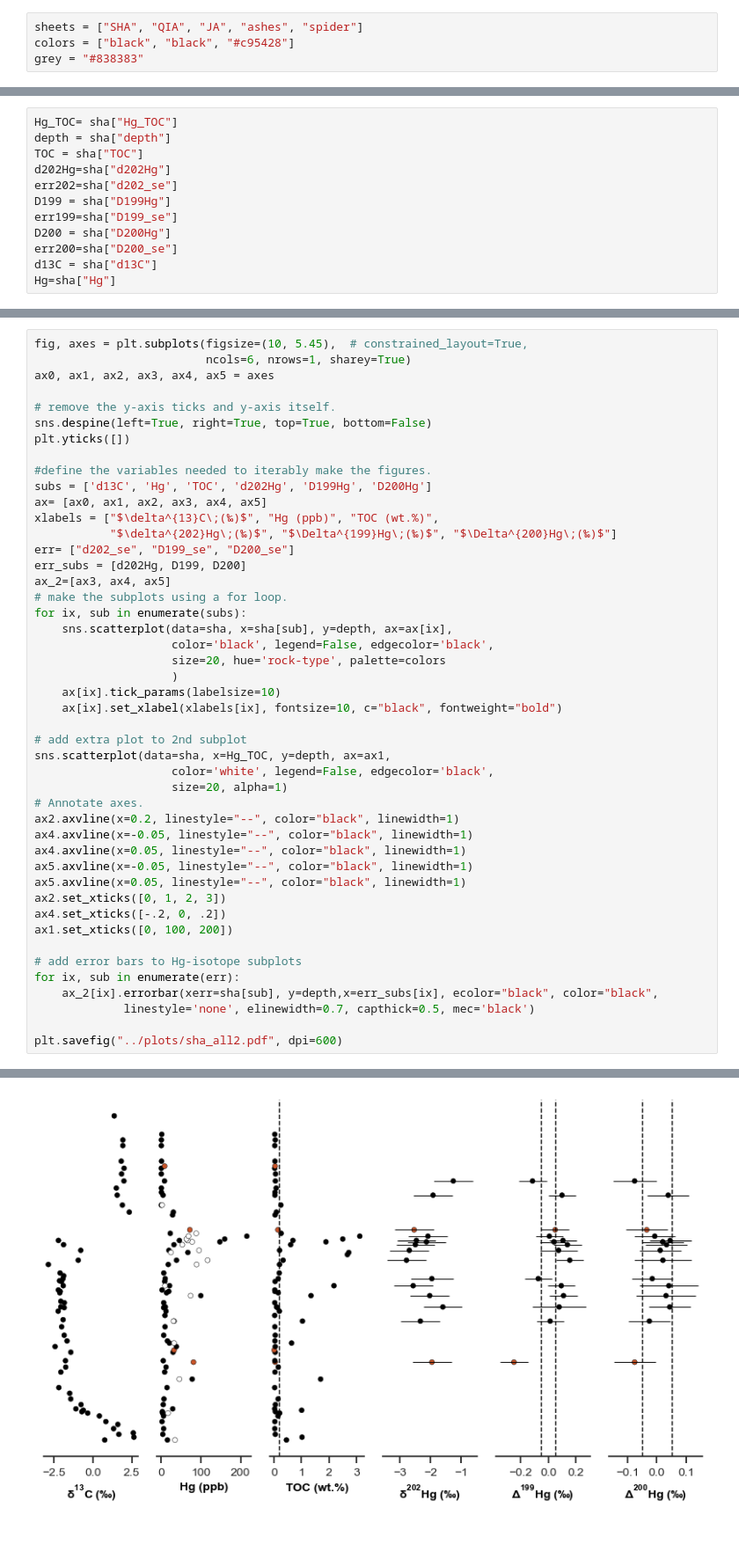
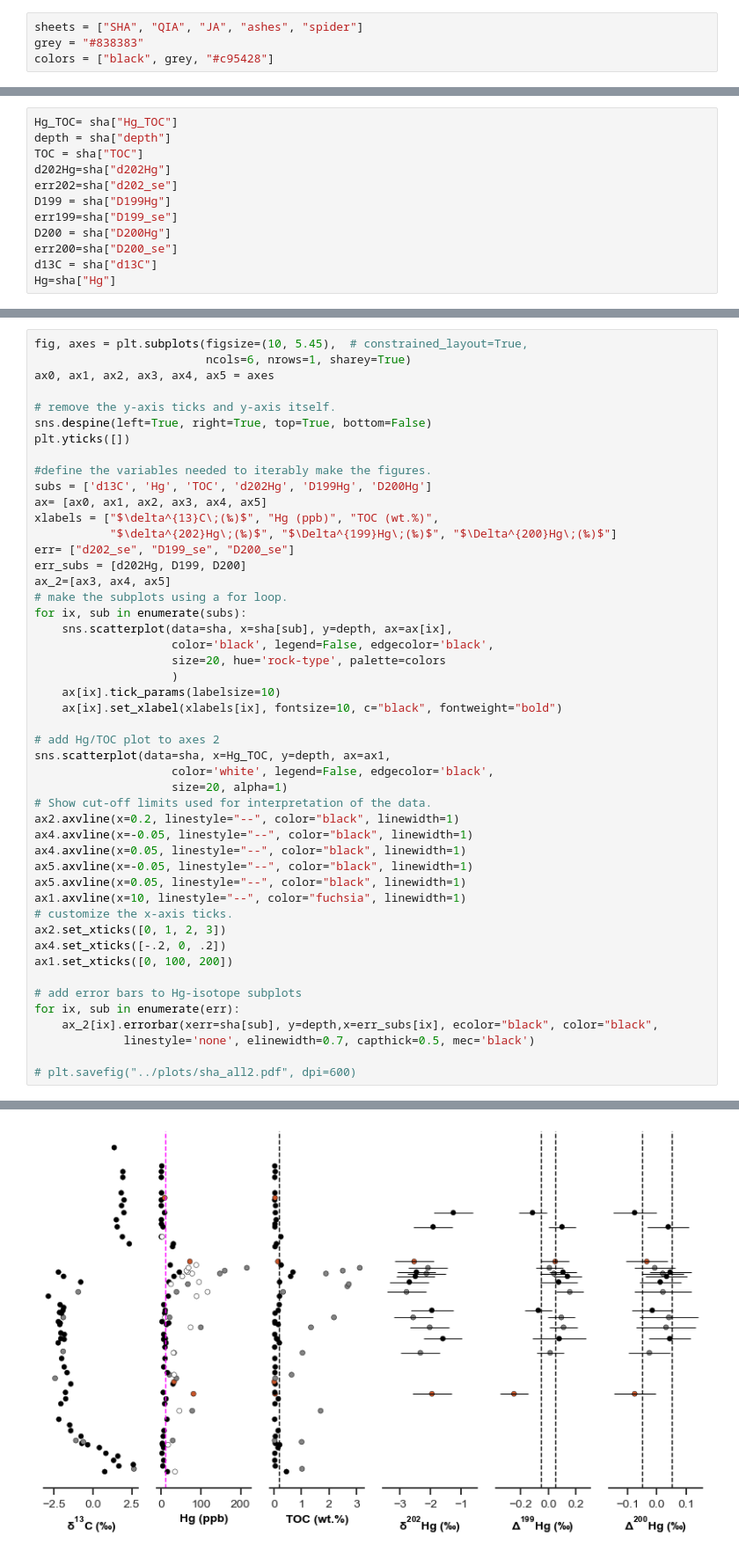
Before and after one commit to oluwaseun-edward/notebooks, a Jupyter notebook: shanggang.ipynb, the cells around one changed output, grey strips where cells are left out. Shown at 88% size. Drawn from its saved outputs; the diff is of its cells as text.

```diff
--- a/shanggang.ipynb
+++ b/shanggang.ipynb
@@ -14,8 +14,8 @@ sns.set_theme(style="white")
 sns.set_style('ticks')
 # %%
 sheets = ["SHA", "QIA", "JA", "ashes", "spider"]
-colors = ["black", "black", "#c95428"]
 grey = "#838383"
+colors = ["black", grey, "#c95428"]
 # %%
 sha = pd.read_excel("../manuscript_data.xlsx", sheet_name=sheets[0])
 sha.head(3)
@@ -63,16 +65,18 @@ for ix, sub in enumerate(subs):
     ax[ix].tick_params(labelsize=10)
     ax[ix].set_xlabel(xlabels[ix], fontsize=10, c="black", fontweight="bold")
 
-# add extra plot to 2nd subplot
+# add Hg/TOC plot to axes 2
 sns.scatterplot(data=sha, x=Hg_TOC, y=depth, ax=ax1,
                     color='white', legend=False, edgecolor='black',
                     size=20, alpha=1)
-# Annotate axes.
+# Show cut-off limits used for interpretation of the data.
 ax2.axvline(x=0.2, linestyle="--", color="black", linewidth=1)
 ax4.axvline(x=-0.05, linestyle="--", color="black", linewidth=1)
 ax4.axvline(x=0.05, linestyle="--", color="black", linewidth=1)
 ax5.axvline(x=-0.05, linestyle="--", color="black", linewidth=1)
 ax5.axvline(x=0.05, linestyle="--", color="black", linewidth=1)
+ax1.axvline(x=10, linestyle="--", color="fuchsia", linewidth=1)
+# customize the x-axis ticks.
 ax2.set_xticks([0, 1, 2, 3])
 ax4.set_xticks([-.2, 0, .2])
 ax1.set_xticks([0, 100, 200])
@@ -82,5 +86,5 @@ for ix, sub in enumerate(err):
     ax_2[ix].errorbar(xerr=sha[sub], y=depth,x=err_subs[ix], ecolor="black", color="black",
              linestyle='none', elinewidth=0.7, capthick=0.5, mec='black')
 
-plt.savefig("../plots/sha_all2.pdf", dpi=600)
+# plt.savefig("../plots/sha_all2.pdf", dpi=600)
 # %% [output]
@@ -89 +91 @@ meta NOT subset; don't know how to subset; dropped
-[figure, old version]
+[figure, new version]
```
Also changed, not shown: parts of 3 cells of this notebook, 1 other file.
